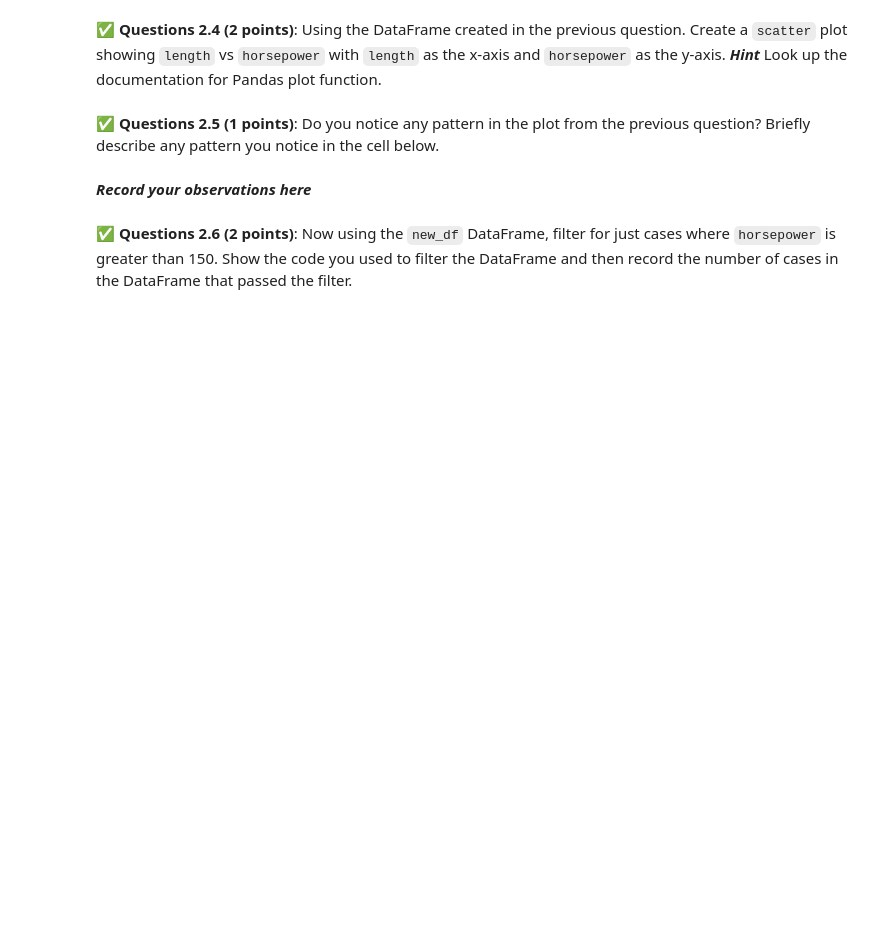
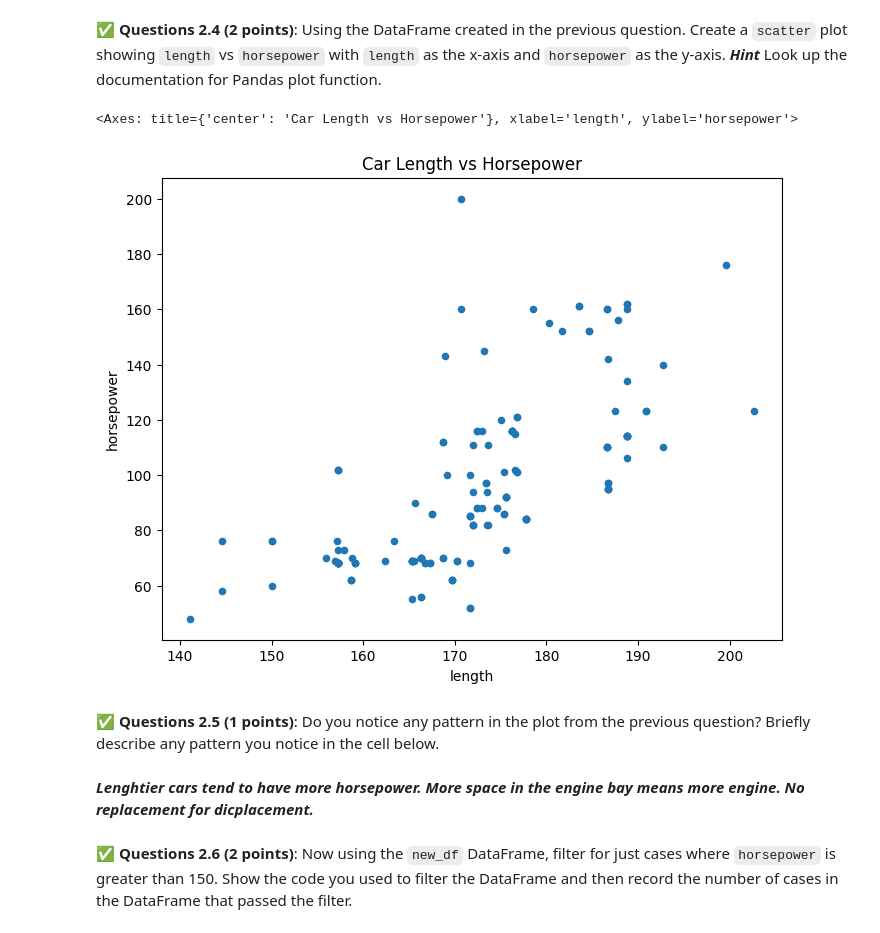
Before and after one commit to mccortma-sys/CMSE202-f25-turnin, a Jupyter notebook: hw-01/HW-01.ipynb, the cells around one changed output. Saved outputs shown, nothing was run; the diff lists cells and outputs as text; code cells hidden in the pictures; blank space fills up the shorter version.

```diff
--- a/hw-01/HW-01.ipynb
+++ b/hw-01/HW-01.ipynb
@@ -139,3 +143,6 @@ In this section, you will practice reading in a data set using with Pandas and u
 import pandas as pd
 # %% [markdown]
 &#9989; **Questions 2.1 (2 points)**: Use Pandas to load in the `auto_price.csv` file as a DataFrame and then display the first 10 lines of the file. You can download the file using curl with https://raw.githubusercontent.com/hoolagans/CMSE202_FS24/main/auto_price.csv.
+# %%
+df = pd.read_csv("auto_price.csv")
+df.head(10)
@@ -152,2 +184,6 @@ import pandas as pd
 # %% [markdown]
 &#9989; **Questions 2.3 (2 points)**: Now create a new DataFrame using just the `length` and `horsepower` columns of your current DataFrame. Call this DataFrame `new_df`. Confirm that the new DataFrame contains just those two columns by displaying the first 4 rows.
+# %%
+new_df = df[['length', 'horsepower']]
+
+new_df.head(4)
@@ -154,8 +196,13 @@ import pandas as pd
 # %% [markdown]
 &#9989; **Questions 2.4 (2 points)**: Using the DataFrame created in the previous question. Create a `scatter` plot showing `length` vs `horsepower` with `length` as the x-axis and `horsepower` as the y-axis. ***Hint*** Look up the documentation for Pandas plot function.
+# %%
+new_df.plot(kind='scatter', x='length', y='horsepower', figsize=(8,6), title="Car Length vs Horsepower")
+# %% [output]
+<Axes: title={'center': 'Car Length vs Horsepower'}, xlabel='length', ylabel='horsepower'>
+[figure, added]
 # %% [markdown]
 &#9989; **Questions 2.5 (1 points)**: Do you notice any pattern in the plot from the previous question? Briefly describe any pattern you notice in the cell below.
-# %% [markdown]
-***Record your observations here***
+# %% [markdown]
+***Lenghtier cars tend to have more horsepower. More space in the engine bay means more engine. No replacement for dicplacement.***
 # %% [markdown]
 &#9989; **Questions 2.6 (2 points)**: Now using the `new_df` DataFrame, filter for just cases where `horsepower` is greater than 150. Show the code you used to filter the DataFrame and then record the number of cases in the DataFrame that passed the filter.
```
Also changed, not shown: parts of 29 cells of this notebook.
